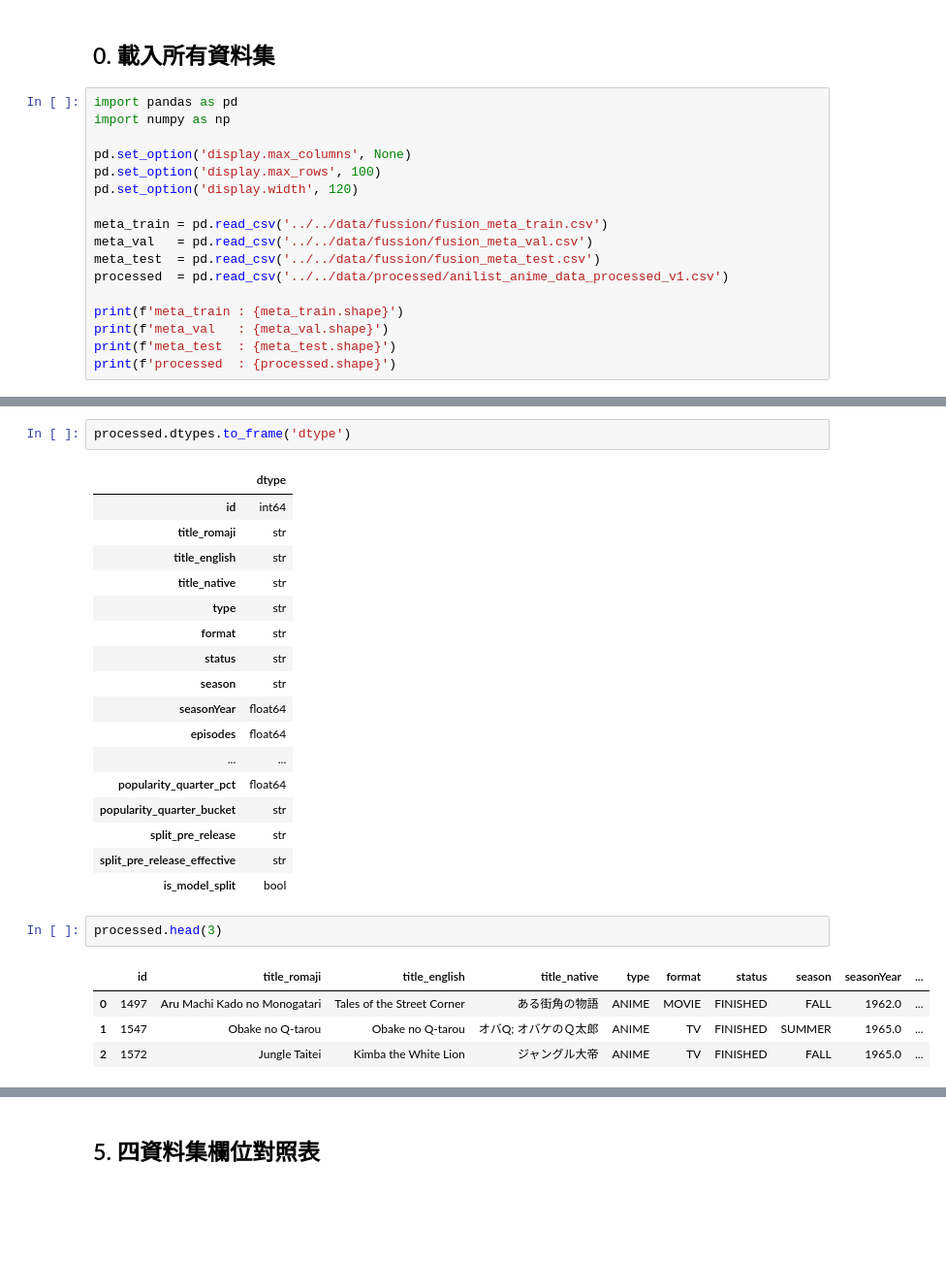
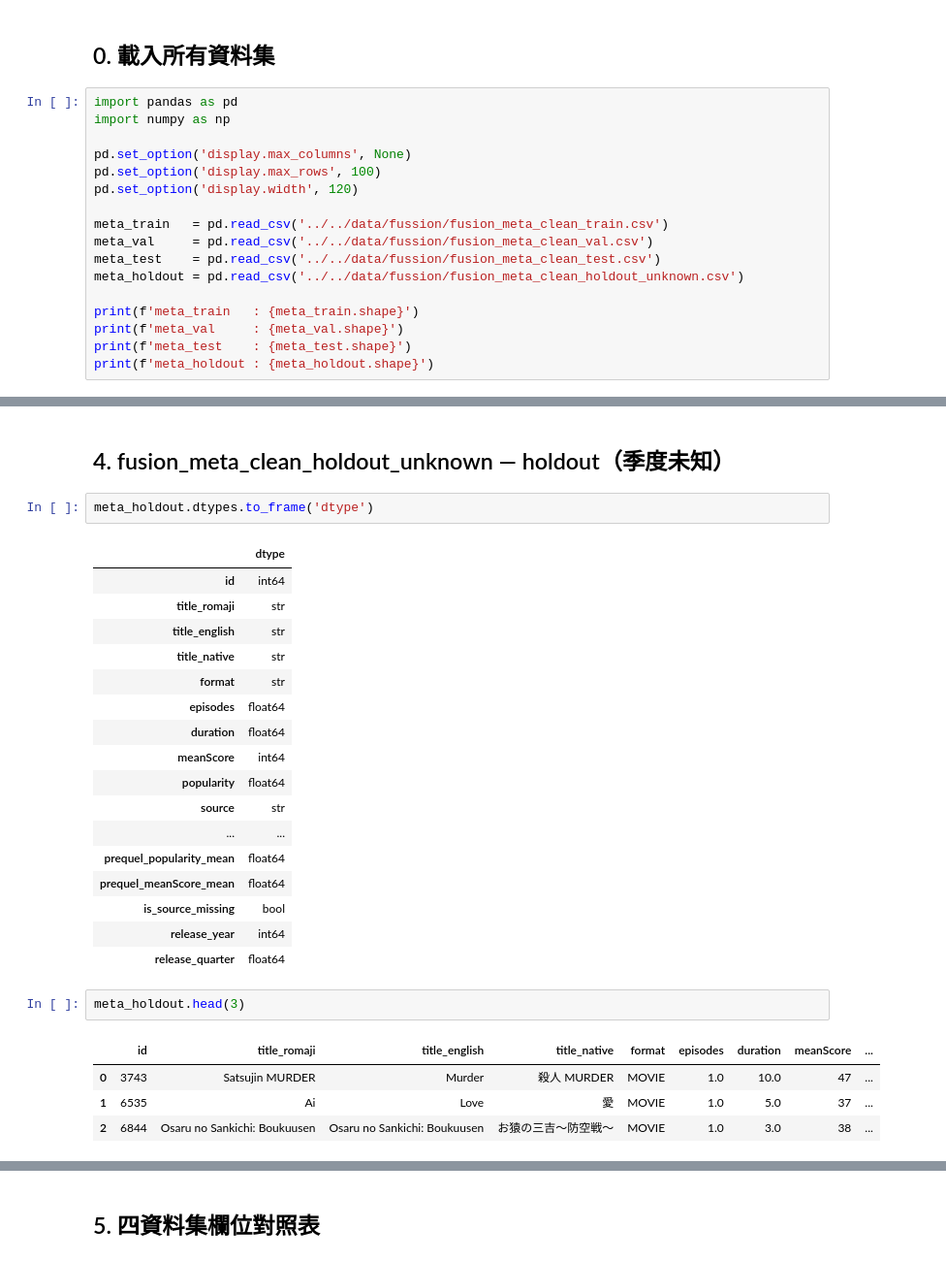
Before and after one commit to ThanatosJun/Anime_Prediction, a Jupyter notebook: data/fussion/fusion_data_exploration.ipynb, the cells around one changed output, grey strips where cells are left out. Shown at 97% size. Saved outputs shown, nothing was run; the diff lists cells and outputs as text; blank space fills up the shorter version.

Commit message:
Add: Clean meta data

```diff
--- a/data/fussion/fusion_data_exploration.ipynb
+++ b/data/fussion/fusion_data_exploration.ipynb
@@ -19,13 +19,13 @@ pd.set_option('display.max_columns', None)
 pd.set_option('display.max_rows', 100)
 pd.set_option('display.width', 120)
 
-meta_train = pd.read_csv('../../data/fussion/fusion_meta_train.csv')
-meta_val   = pd.read_csv('../../data/fussion/fusion_meta_val.csv')
-meta_test  = pd.read_csv('../../data/fussion/fusion_meta_test.csv')
-processed  = pd.read_csv('../../data/processed/anilist_anime_data_processed_v1.csv')
+meta_train   = pd.read_csv('../../data/fussion/fusion_meta_clean_train.csv')
+meta_val     = pd.read_csv('../../data/fussion/fusion_meta_clean_val.csv')
+meta_test    = pd.read_csv('../../data/fussion/fusion_meta_clean_test.csv')
+meta_holdout = pd.read_csv('../../data/fussion/fusion_meta_clean_holdout_unknown.csv')
 
-print(f'meta_train : {meta_train.shape}')
-print(f'meta_val   : {meta_val.shape}')
-print(f'meta_test  : {meta_test.shape}')
-print(f'processed  : {processed.shape}')
+print(f'meta_train   : {meta_train.shape}')
+print(f'meta_val     : {meta_val.shape}')
+print(f'meta_test    : {meta_test.shape}')
+print(f'meta_holdout : {meta_holdout.shape}')
 # %% [output]
@@ -156,28 +141,30 @@ pd.DataFrame({'missing_count': missing, 'missing_pct': pct}).query('missing_coun
+# %% [markdown]
+## 4. fusion_meta_clean_holdout_unknown — holdout（季度未知）
 # %%
-processed.dtypes.to_frame('dtype')
+meta_holdout.dtypes.to_frame('dtype')
 # %% [output]
 |  | dtype |
 | id | int64 |
 | title_romaji | str |
 | title_english | str |
 | title_native | str |
-| type | str |
 | format | str |
-| status | str |
-| season | str |
-| seasonYear | float64 |
 | episodes | float64 |
+| duration | float64 |
+| meanScore | int64 |
+| popularity | float64 |
+| source | str |
 | ... | ... |
-| popularity_quarter_pct | float64 |
-| popularity_quarter_bucket | str |
-| split_pre_release | str |
-| split_pre_release_effective | str |
-| is_model_split | bool |
+| prequel_popularity_mean | float64 |
+| prequel_meanScore_mean | float64 |
+| is_source_missing | bool |
+| release_year | int64 |
+| release_quarter | float64 |
 # %%
-processed.head(3)
+meta_holdout.head(3)
 # %% [output]
-|  | id | title_romaji | title_english | title_native | type | format | status | season | seasonYear | ... |
-| 0 | 1497 | Aru Machi Kado no Monogatari | Tales of the Street Corner | ある街角の物語 | ANIME | MOVIE | FINISHED | FALL | 1962.0 | ... |
-| 1 | 1547 | Obake no Q-tarou | Obake no Q-tarou | オバQ; オバケのＱ太郎 | ANIME | TV | FINISHED | SUMMER | 1965.0 | ... |
-| 2 | 1572 | Jungle Taitei | Kimba the White Lion | ジャングル大帝 | ANIME | TV | FINISHED | FALL | 1965.0 | ... |
+|  | id | title_romaji | title_english | title_native | format | episodes | duration | meanScore | ... |
+| 0 | 3743 | Satsujin MURDER | Murder | 殺人 MURDER | MOVIE | 1.0 | 10.0 | 47 | ... |
+| 1 | 6535 | Ai | Love | 愛 | MOVIE | 1.0 | 5.0 | 37 | ... |
+| 2 | 6844 | Osaru no Sankichi: Boukuusen | Osaru no Sankichi: Boukuusen | お猿の三吉～防空戦～ | MOVIE | 1.0 | 3.0 | 38 | ... |
 # %%
```
Also changed, not shown: parts of 31 cells of this notebook, 12 other files.
